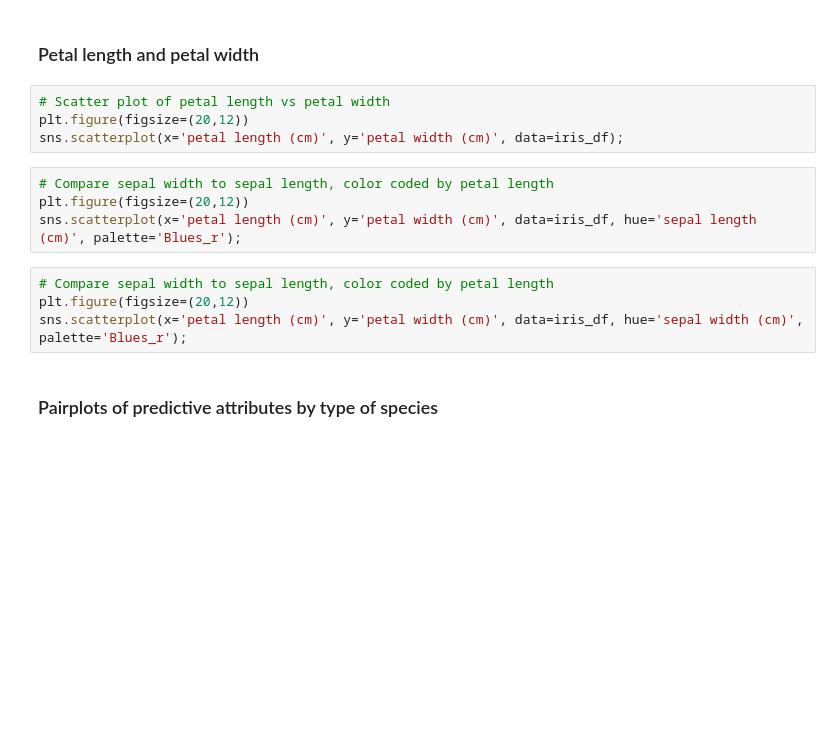
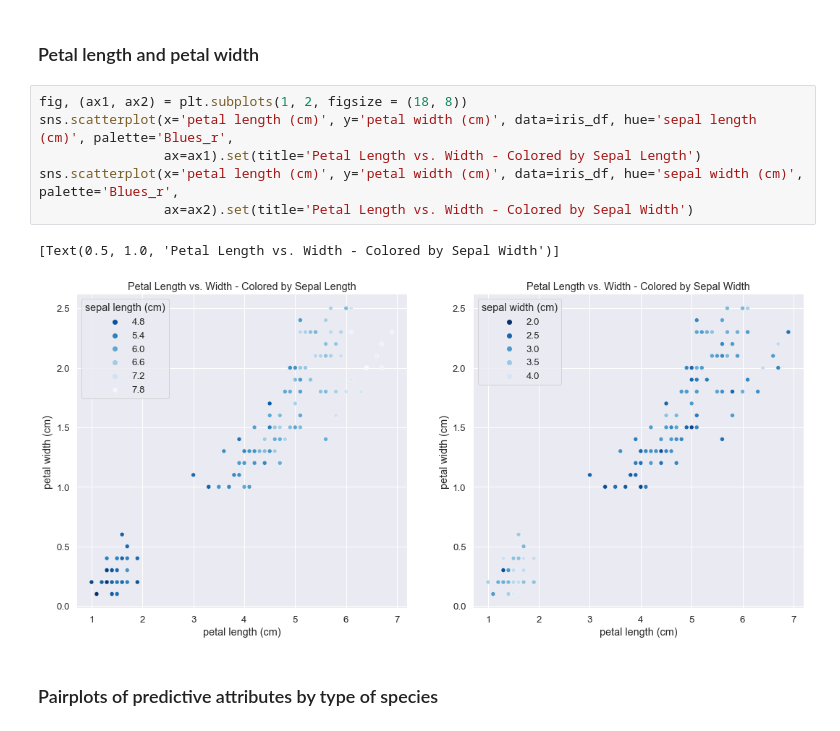
Before and after one commit to JoshuaCD/data_mining_group, a Jupyter notebook: assignment_3/iris_dataset_exploration.ipynb, the cells around one changed output. Cells and saved outputs as stored; diff of their text form; blank space fills up the shorter version.

```diff
--- a/assignment_3/iris_dataset_exploration.ipynb
+++ b/assignment_3/iris_dataset_exploration.ipynb
@@ -122,17 +176,14 @@ sns.scatterplot(x='sepal length (cm)', y='sepal width (cm)', data=iris_df, hue='
 # %% [markdown]
 ### Petal length and petal width
-# %%
-# Scatter plot of petal length vs petal width
-plt.figure(figsize=(20,12))
-sns.scatterplot(x='petal length (cm)', y='petal width (cm)', data=iris_df);
-# %%
-# Compare sepal width to sepal length, color coded by petal length
-plt.figure(figsize=(20,12))
-sns.scatterplot(x='petal length (cm)', y='petal width (cm)', data=iris_df, hue='sepal length (cm)', palette='Blues_r');
-# %%
-# Compare sepal width to sepal length, color coded by petal length
-plt.figure(figsize=(20,12))
-sns.scatterplot(x='petal length (cm)', y='petal width (cm)', data=iris_df, hue='sepal width (cm)', palette='Blues_r');
+# %%
+fig, (ax1, ax2) = plt.subplots(1, 2, figsize = (18, 8))
+sns.scatterplot(x='petal length (cm)', y='petal width (cm)', data=iris_df, hue='sepal length (cm)', palette='Blues_r',
+                ax=ax1).set(title='Petal Length vs. Width - Colored by Sepal Length')
+sns.scatterplot(x='petal length (cm)', y='petal width (cm)', data=iris_df, hue='sepal width (cm)', palette='Blues_r',
+                ax=ax2).set(title='Petal Length vs. Width - Colored by Sepal Width')
+# %% [output]
+[Text(0.5, 1.0, 'Petal Length vs. Width - Colored by Sepal Width')]
+[figure, added]
 # %% [markdown]
 ### Pairplots of predictive attributes by type of species
 # %%
```
Also changed, not shown: parts of 29 cells of this notebook.
